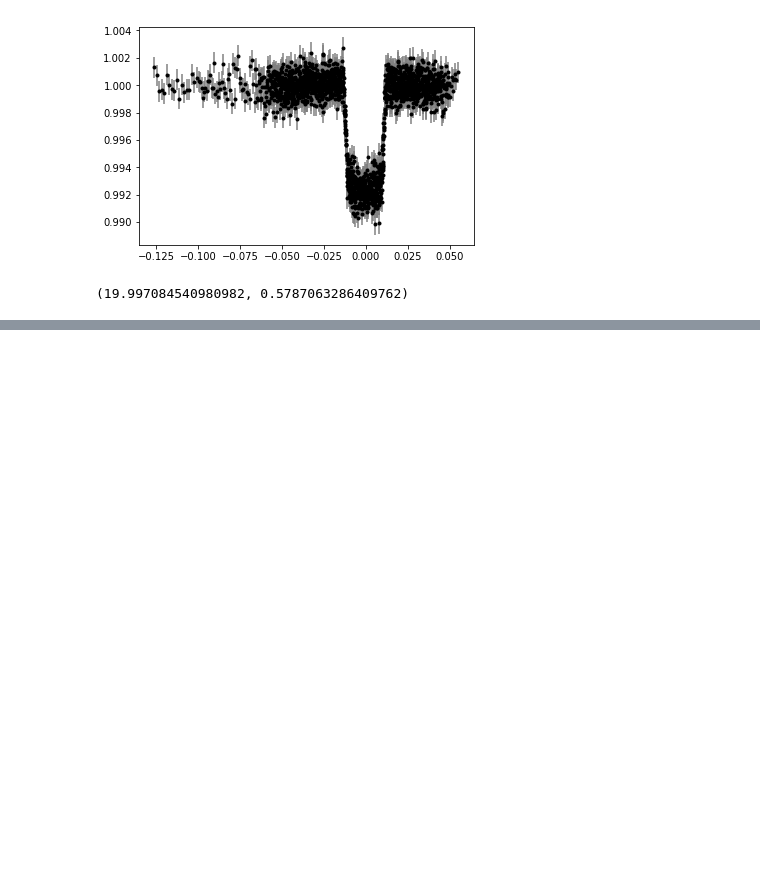
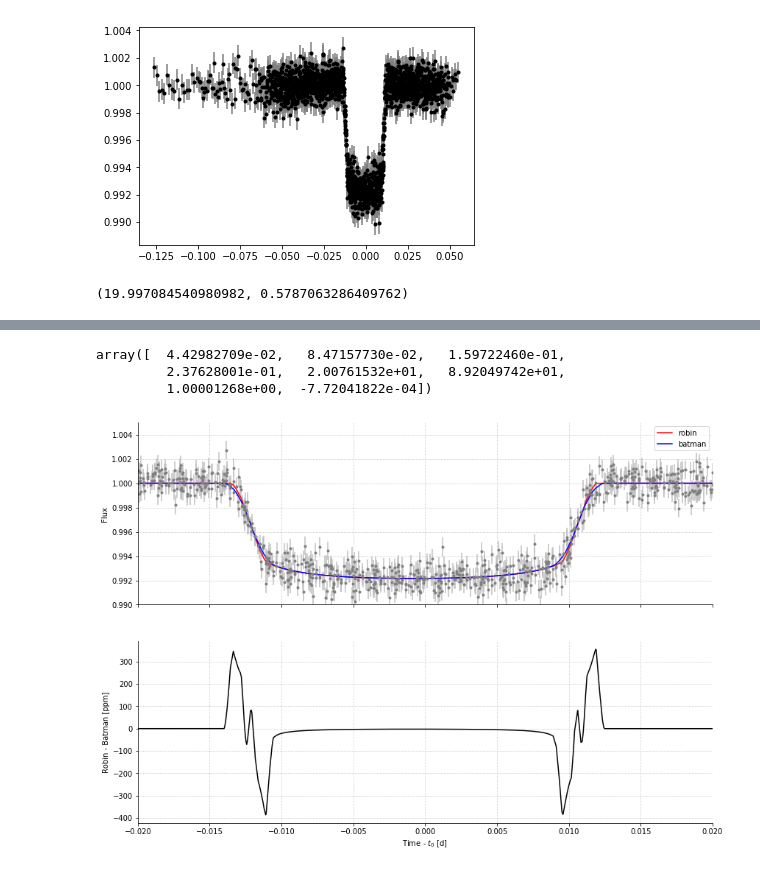
Before and after one commit to bmorris3/trappist1_robin, a Jupyter notebook: fit_trappist1b.ipynb, the cells around one changed output, grey strips where cells are left out. Cells and saved outputs as stored; diff of their text form; code cells hidden in the pictures; blank space fills up the shorter version.

```diff
--- a/fit_trappist1b.ipynb
+++ b/fit_trappist1b.ipynb
@@ -225,3 +233,46 @@ fig.savefig('trappist1b_residuals.pdf', bbox_inches='tight', dpi=250)
+# %%
+i = np.argmax(sampler.flatlnprobability, axis=0)
+sample = sampler.flatchain[i, :]
+sample
+# %% [output]
+array([  4.42982709e-02,   8.47157730e-02,   1.59722460e-01,
+         2.37628001e-01,   2.00761532e+01,   8.92049742e+01,
+         1.00001268e+00,  -7.72041822e-04])
+# %%
+fig, ax = plt.subplots(2, 1, figsize=(14, 10), sharex=True)
+ax[0].errorbar(times, flux, yerr=yerr, fmt='.', ecolor='silver',
+              color='gray', rasterized=True)
+
+i = np.argmax(sampler.flatlnprobability, axis=0)
+sample = sampler.flatchain[i, :].copy()
+a = transit_model(sample, times)
+ax[0].plot(times , a, color='r', label='robin')
+
+sample_b = sample.copy()
+sample_b[0] = sample_b[1]
+b = transit_model(sample_b, times)
+ax[0].plot(times , b, color='b', label='batman')
+ax[0].legend()
+
+ax[1].plot(times, 1e6*(a-b), #flux - transit_model(sample, times),
+              color='k', rasterized=True)
+
+ax[0].set_ylim([0.99, 1.005])
+#ax[1].set_ylim([-1000, 1000])
+
+ax[0].set_ylabel('Flux')
+ax[1].set(xlabel='Time - $t_0$ [d]', ylabel='Robin - Batman [ppm]')
+
+for axis in ax:
+    for s in ['right', 'top']:
+        axis.spines[s].set_visible(False)
+    axis.grid(ls=':')
+
+ax[0].set_xlim([-0.02, 0.02])
+
+fig.savefig('trappist1b_residuals.pdf', bbox_inches='tight', dpi=250)
+# %% [output]
+[figure, added]
 # %%
 plt.figure(figsize=(4, 3))
 
```
Also changed, not shown: parts of 7 cells of this notebook, 5 other files.
